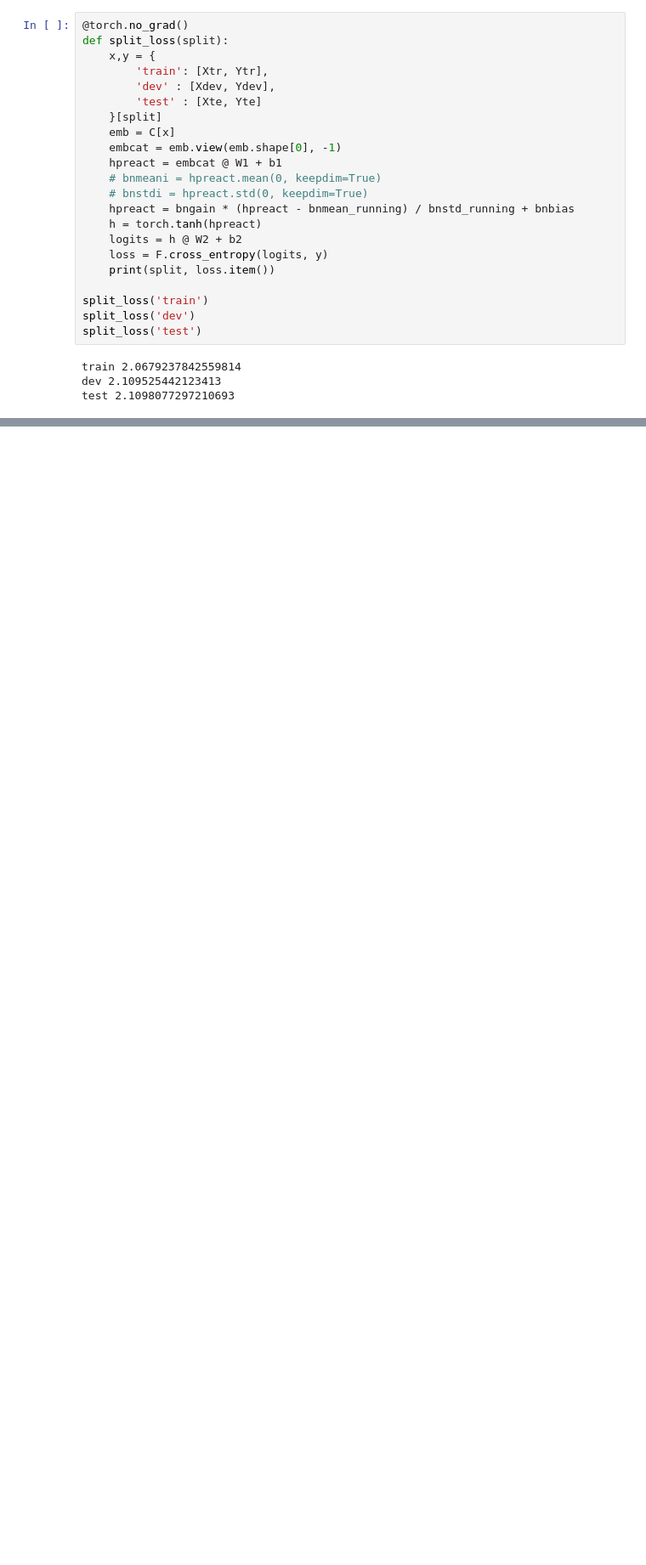
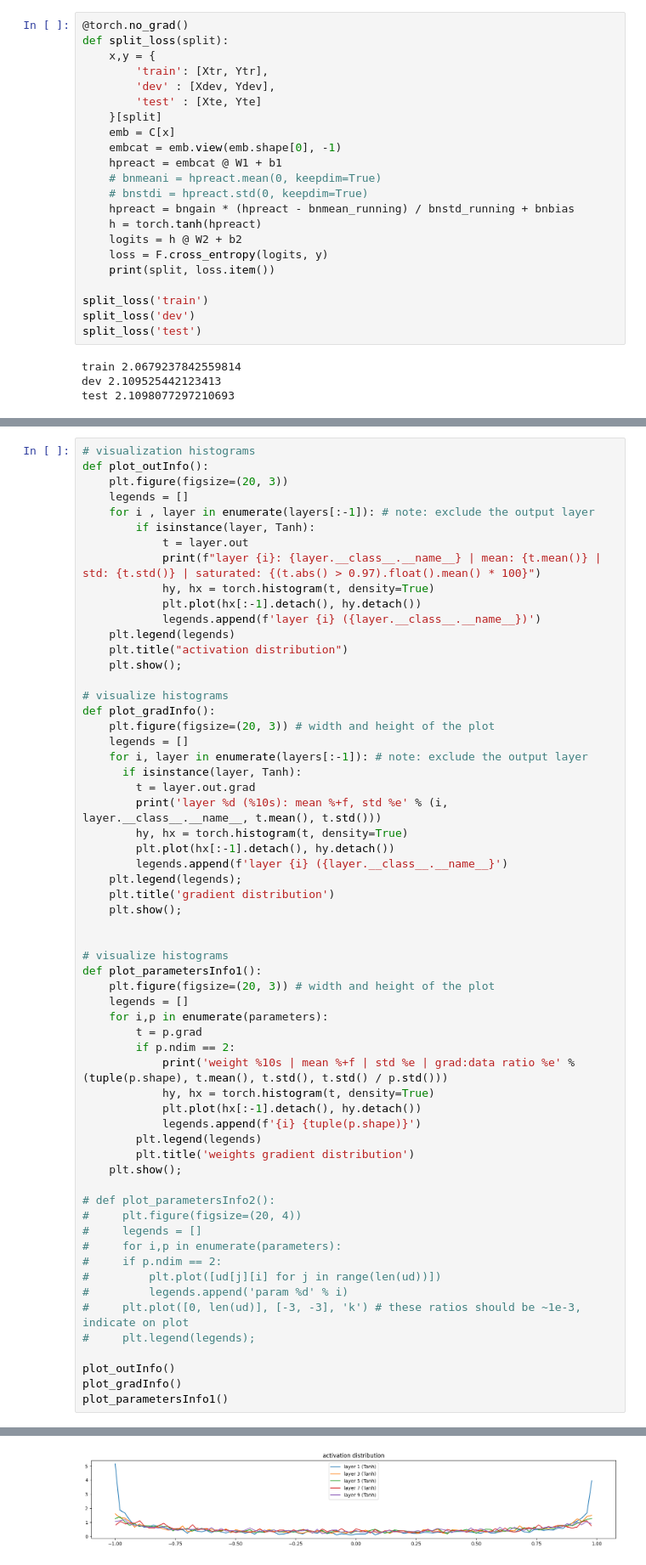
Before and after one commit to shushankai/makemore, a Jupyter notebook: makemore3.ipynb, the cells around one changed output, grey strips where cells are left out. Shown at 85% size. Cells and saved outputs as stored; diff of their text form; blank space fills up the shorter version.

```diff
--- a/makemore3.ipynb
+++ b/makemore3.ipynb
@@ -543,0 +767,61 @@ test 2.1098077297210693
+# %%
+# visualization histograms
+def plot_outInfo():
+    plt.figure(figsize=(20, 3))
+    legends = []
+    for i , layer in enumerate(layers[:-1]): # note: exclude the output layer
+        if isinstance(layer, Tanh):
+            t = layer.out
+            print(f"layer {i}: {layer.__class__.__name__} | mean: {t.mean()} | std: {t.std()} | saturated: {(t.abs() > 0.97).float().mean() * 100}")
+            hy, hx = torch.histogram(t, density=True)
+            plt.plot(hx[:-1].detach(), hy.detach())
+            legends.append(f'layer {i} ({layer.__class__.__name__})')
+    plt.legend(legends)
+    plt.title("activation distribution")
+    plt.show();
+
+# visualize histograms
+def plot_gradInfo():
+    plt.figure(figsize=(20, 3)) # width and height of the plot
+    legends = []
+    for i, layer in enumerate(layers[:-1]): # note: exclude the output layer
+      if isinstance(layer, Tanh):
+        t = layer.out.grad
+        print('layer %d (%10s): mean %+f, std %e' % (i, layer.__class__.__name__, t.mean(), t.std()))
+        hy, hx = torch.histogram(t, density=True)
+        plt.plot(hx[:-1].detach(), hy.detach())
+        legends.append(f'layer {i} ({layer.__class__.__name__}')
+    plt.legend(legends);
+    plt.title('gradient distribution')
+    plt.show();
+
+
+# visualize histograms
+def plot_parametersInfo1():
+    plt.figure(figsize=(20, 3)) # width and height of the plot
+    legends = []
+    for i,p in enumerate(parameters):
+        t = p.grad
+        if p.ndim == 2:
+            print('weight %10s | mean %+f | std %e | grad:data ratio %e' % (tuple(p.shape), t.mean(), t.std(), t.std() / p.std()))
+            hy, hx = torch.histogram(t, density=True)
+            plt.plot(hx[:-1].detach(), hy.detach())
+            legends.append(f'{i} {tuple(p.shape)}')
+        plt.legend(legends)
+        plt.title('weights gradient distribution')
+    plt.show();
+
+# def plot_parametersInfo2():
+#     plt.figure(figsize=(20, 4))
+#     legends = []
+#     for i,p in enumerate(parameters):
+#     if p.ndim == 2:
+#         plt.plot([ud[j][i] for j in range(len(ud))])
+#         legends.append('param %d' % i)
+#     plt.plot([0, len(ud)], [-3, -3], 'k') # these ratios should be ~1e-3, indicate on plot
+#     plt.legend(legends);
+
+plot_outInfo()
+plot_gradInfo()
+plot_parametersInfo1()
+# %% [output]
@@ -543,0 +833 @@ test 2.1098077297210693
+[figure, added]
```
Also changed, not shown: parts of 25 cells of this notebook.
